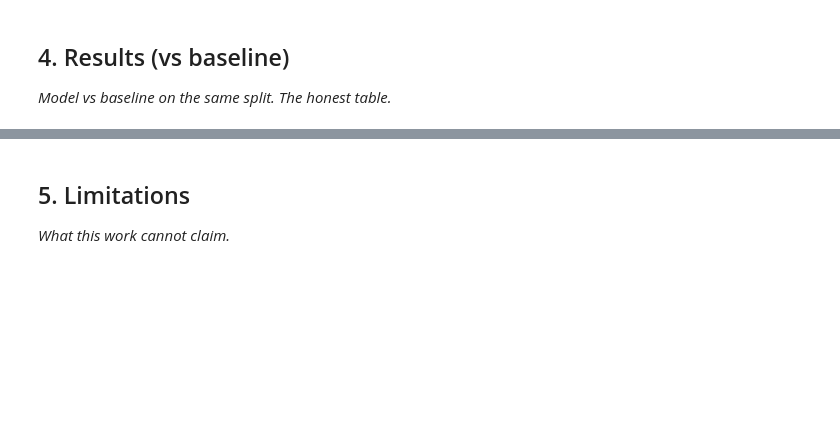
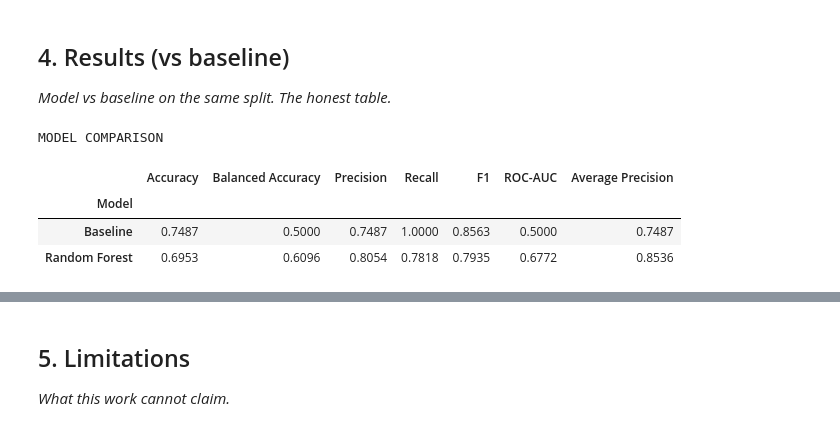
Before and after one commit to StickRift/Rift, a Jupyter notebook: work/notebooks/capstone.ipynb, the cells around one changed output, grey strips where cells are left out. Drawn from its saved outputs; the diff is of its cells as text; code cells hidden in the pictures; blank space fills up the shorter version.

```diff
--- a/work/notebooks/capstone.ipynb
+++ b/work/notebooks/capstone.ipynb
@@ -22,3 +222,80 @@ This skeleton is yours to fill. Work the sections **in order** — each one has
 ## 4. Results (vs baseline)
 
 *Model vs baseline on the same split. The honest table.*
+# %%
+import pandas as pd
+
+from sklearn.dummy import DummyClassifier
+from sklearn.impute import SimpleImputer
+from sklearn.pipeline import Pipeline
+from sklearn.ensemble import RandomForestClassifier
+from sklearn.metrics import (
+    accuracy_score,
+    balanced_accuracy_score,
+    precision_score,
+    recall_score,
+    f1_score,
+    roc_auc_score,
+    average_precision_score,
+    confusion_matrix
+)
+
+# 1. Baseline model
+baseline = DummyClassifier(strategy="most_frequent")
+baseline.fit(X_train, y_train)
+
+baseline_predictions = baseline.predict(X_test)
+baseline_probabilities = baseline.predict_proba(X_test)[:, 1]
+
+# 2. Random Forest model
+model = Pipeline([
+    ("imputer", SimpleImputer(strategy="median")),
+    ("classifier", RandomForestClassifier(
+        n_estimators=300,
+        max_depth=12,
+        min_samples_leaf=20,
+        class_weight="balanced_subsample",
+        random_state=42,
+        n_jobs=-1
+    ))
+])
+
+model.fit(X_train, y_train)
+
+model_predictions = model.predict(X_test)
+model_probabilities = model.predict_proba(X_test)[:, 1]
+
+# 3. Compare both models
+results = []
+
+for name, predictions, probabilities in [
+    ("Baseline", baseline_predictions, baseline_probabilities),
+    ("Random Forest", model_predictions, model_probabilities)
+]:
+    results.append({
+        "Model": name,
+        "Accuracy": accuracy_score(y_test, predictions),
+        "Balanced Accuracy": balanced_accuracy_score(y_test, predictions),
+        "Precision": precision_score(y_test, predictions, zero_division=0),
+        "Recall": recall_score(y_test, predictions, zero_division=0),
+        "F1": f1_score(y_test, predictions, zero_division=0),
+        "ROC-AUC": roc_auc_score(y_test, probabilities),
+        "Average Precision": average_precision_score(y_test, probabilities)
+    })
+
+results_df = pd.DataFrame(results).set_index("Model")
+
+print("MODEL COMPARISON")
+display(results_df.round(4))
+
+print("\nBASELINE CONFUSION MATRIX")
+print(confusion_matrix(y_test, baseline_predictions))
+
+print("\nRANDOM FOREST CONFUSION MATRIX")
+print(confusion_matrix(y_test, model_predictions))
+# %% [output]
+MODEL COMPARISON
+|  | Accuracy | Balanced Accuracy | Precision | Recall | F1 | ROC-AUC | Average Precision |
+| Model |  |  |  |  |  |  |  |
+| Baseline | 0.7487 | 0.5000 | 0.7487 | 1.0000 | 0.8563 | 0.5000 | 0.7487 |
+| Random Forest | 0.6953 | 0.6096 | 0.8054 | 0.7818 | 0.7935 | 0.6772 | 0.8536 |
```
Also changed, not shown: parts of 30 cells of this notebook.
